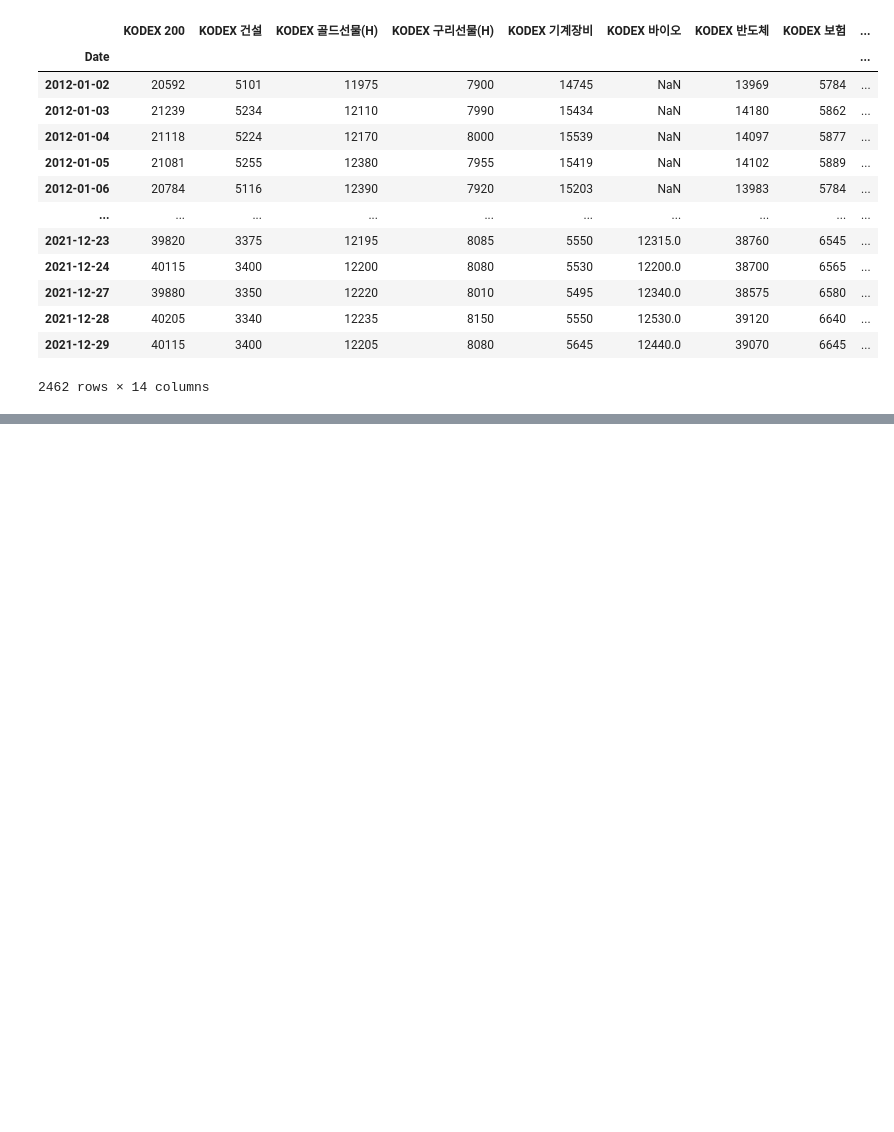
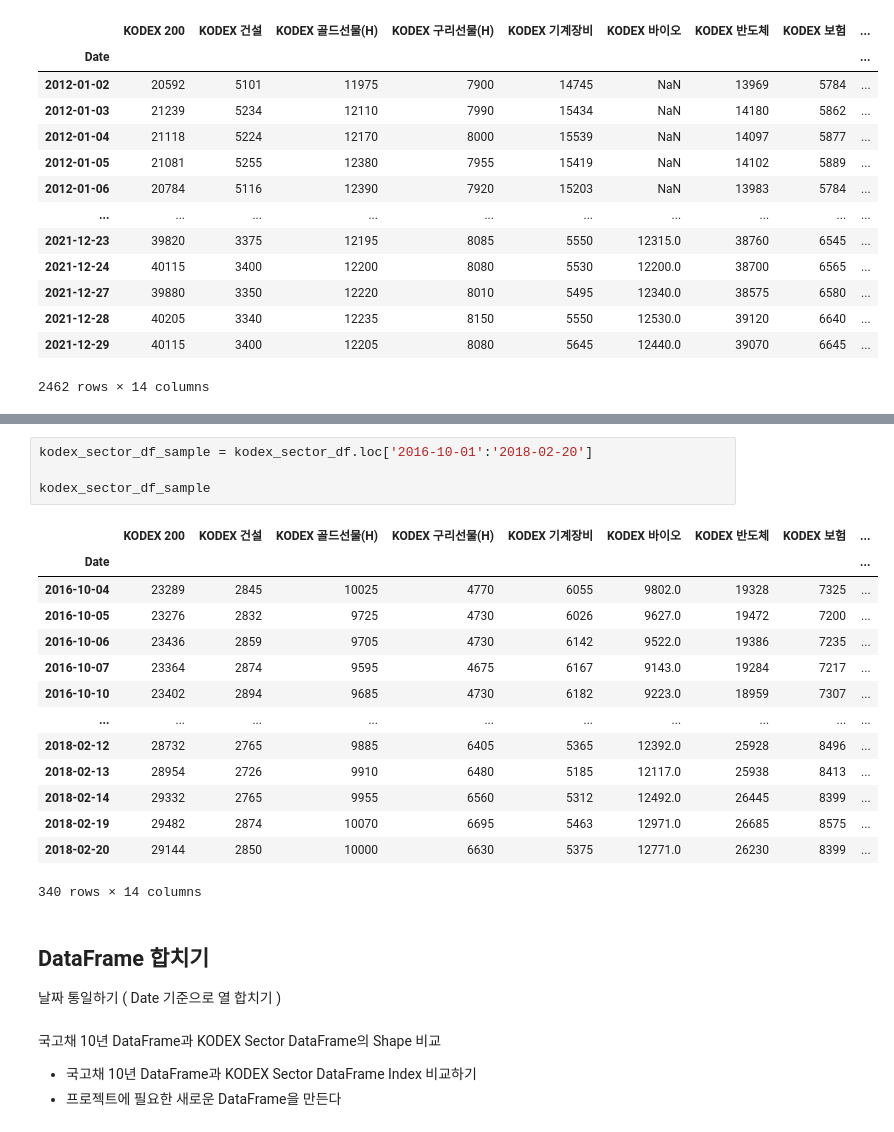
Before and after one commit to DavidEugen/study.python.start, a Jupyter notebook: pandas/06_Project.ipynb, the cells around one changed output, grey strips where cells are left out. Saved outputs shown, nothing was run; the diff lists cells and outputs as text; blank space fills up the shorter version.

Commit message:
Doc: 날짜 통일해서 DataFrame 만들기

```diff
--- a/pandas/06_Project.ipynb
+++ b/pandas/06_Project.ipynb
@@ -337,0 +378,26 @@ kodex_sector_df
+# %%
+kodex_sector_df_sample = kodex_sector_df.loc['2016-10-01':'2018-02-20']
+
+kodex_sector_df_sample
+# %% [output]
+|  | KODEX 200 | KODEX 건설 | KODEX 골드선물(H) | KODEX 구리선물(H) | KODEX 기계장비 | KODEX 바이오 | KODEX 반도체 | KODEX 보험 | ... |
+| Date |  |  |  |  |  |  |  |  | ... |
+| 2016-10-04 | 23289 | 2845 | 10025 | 4770 | 6055 | 9802.0 | 19328 | 7325 | ... |
+| 2016-10-05 | 23276 | 2832 | 9725 | 4730 | 6026 | 9627.0 | 19472 | 7200 | ... |
+| 2016-10-06 | 23436 | 2859 | 9705 | 4730 | 6142 | 9522.0 | 19386 | 7235 | ... |
+| 2016-10-07 | 23364 | 2874 | 9595 | 4675 | 6167 | 9143.0 | 19284 | 7217 | ... |
+| 2016-10-10 | 23402 | 2894 | 9685 | 4730 | 6182 | 9223.0 | 18959 | 7307 | ... |
+| ... | ... | ... | ... | ... | ... | ... | ... | ... | ... |
+| 2018-02-12 | 28732 | 2765 | 9885 | 6405 | 5365 | 12392.0 | 25928 | 8496 | ... |
+| 2018-02-13 | 28954 | 2726 | 9910 | 6480 | 5185 | 12117.0 | 25938 | 8413 | ... |
+| 2018-02-14 | 29332 | 2765 | 9955 | 6560 | 5312 | 12492.0 | 26445 | 8399 | ... |
+| 2018-02-19 | 29482 | 2874 | 10070 | 6695 | 5463 | 12971.0 | 26685 | 8575 | ... |
+| 2018-02-20 | 29144 | 2850 | 10000 | 6630 | 5375 | 12771.0 | 26230 | 8399 | ... |
+340 rows × 14 columns
+# %% [markdown]
+## DataFrame 합치기
+날짜 통일하기 ( Date 기준으로 열 합치기 )
+# %% [markdown]
+국고채 10년 DataFrame과 KODEX Sector DataFrame의 Shape 비교
+* 국고채 10년 DataFrame과 KODEX Sector DataFrame Index 비교하기
+* 프로젝트에 필요한 새로운 DataFrame을 만든다
```
Also changed, not shown: parts of 17 cells of this notebook.
